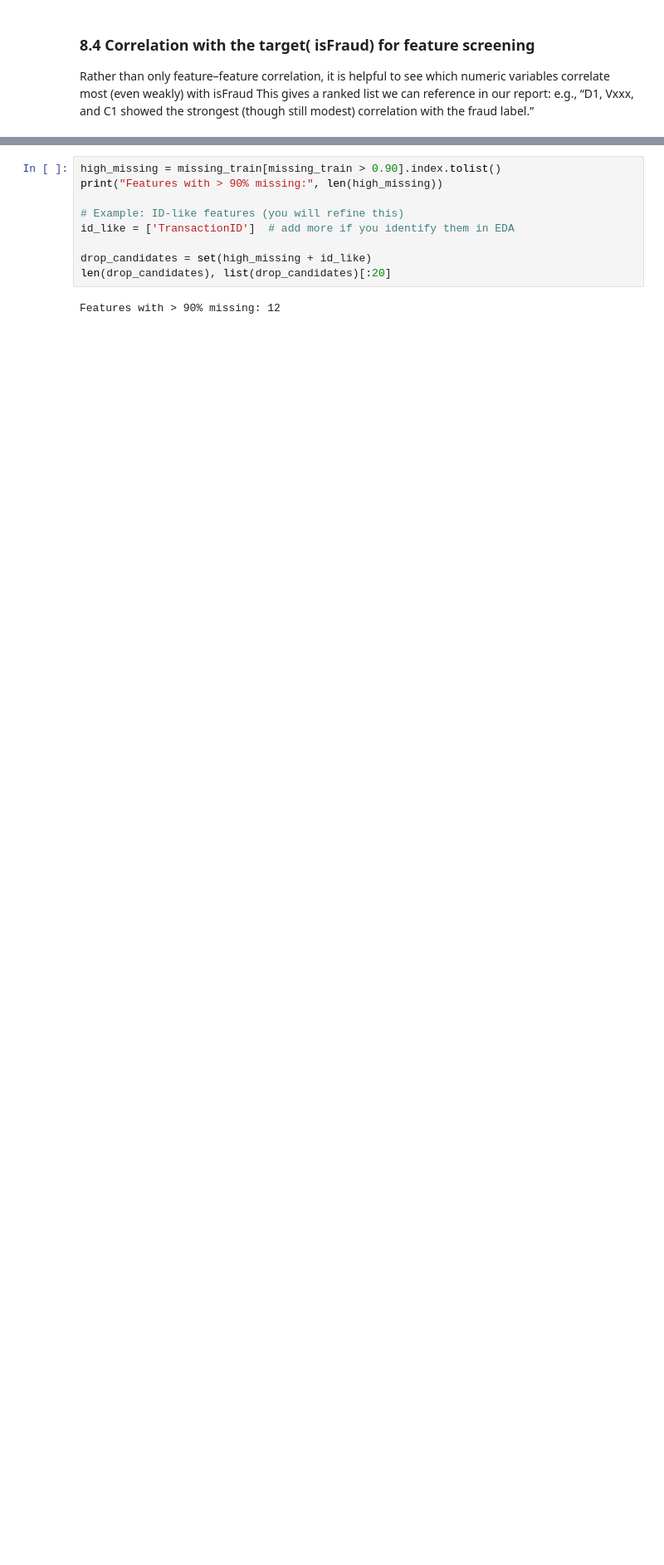
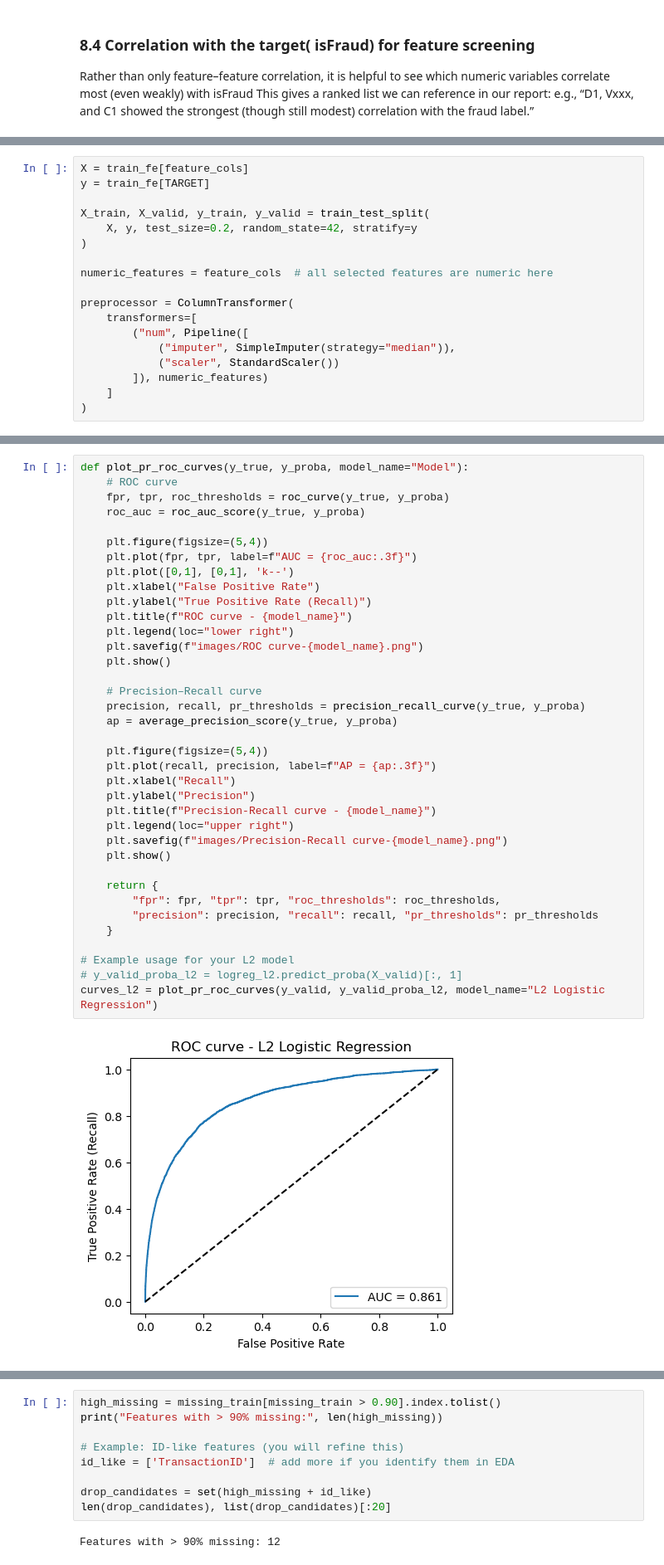
Before and after one commit to pchan2030/capstone-cards-fraud, a Jupyter notebook: Prompt.ipynb, the cells around one changed output, grey strips where cells are left out. Shown at 83% size. Cells and saved outputs as stored; diff of their text form; blank space fills up the shorter version.

Commit message:
added baseline model

```diff
--- a/Prompt.ipynb
+++ b/Prompt.ipynb
@@ -634,0 +796,18 @@ We don’t need to keep all engineered features; EDA helps you decide which ones
+# %%
+X = train_fe[feature_cols]
+y = train_fe[TARGET]
+
+X_train, X_valid, y_train, y_valid = train_test_split(
+    X, y, test_size=0.2, random_state=42, stratify=y
+)
+
+numeric_features = feature_cols  # all selected features are numeric here
+
+preprocessor = ColumnTransformer(
+    transformers=[
+        ("num", Pipeline([
+            ("imputer", SimpleImputer(strategy="median")),
+            ("scaler", StandardScaler())
+        ]), numeric_features)
+    ]
+)
@@ -634,0 +917,39 @@ We don’t need to keep all engineered features; EDA helps you decide which ones
+# %%
+def plot_pr_roc_curves(y_true, y_proba, model_name="Model"):
+    # ROC curve
+    fpr, tpr, roc_thresholds = roc_curve(y_true, y_proba)
+    roc_auc = roc_auc_score(y_true, y_proba)
+
+    plt.figure(figsize=(5,4))
+    plt.plot(fpr, tpr, label=f"AUC = {roc_auc:.3f}")
+    plt.plot([0,1], [0,1], 'k--')
+    plt.xlabel("False Positive Rate")
+    plt.ylabel("True Positive Rate (Recall)")
+    plt.title(f"ROC curve - {model_name}")
+    plt.legend(loc="lower right")
+    plt.savefig(f"images/ROC curve-{model_name}.png")
+    plt.show()
+
+    # Precision–Recall curve
+    precision, recall, pr_thresholds = precision_recall_curve(y_true, y_proba)
+    ap = average_precision_score(y_true, y_proba)
+
+    plt.figure(figsize=(5,4))
+    plt.plot(recall, precision, label=f"AP = {ap:.3f}")
+    plt.xlabel("Recall")
+    plt.ylabel("Precision")
+    plt.title(f"Precision-Recall curve - {model_name}")
+    plt.legend(loc="upper right")
+    plt.savefig(f"images/Precision-Recall curve-{model_name}.png")
+    plt.show()
+
+    return {
+        "fpr": fpr, "tpr": tpr, "roc_thresholds": roc_thresholds,
+        "precision": precision, "recall": recall, "pr_thresholds": pr_thresholds
+    }
+
+# Example usage for your L2 model
+# y_valid_proba_l2 = logreg_l2.predict_proba(X_valid)[:, 1]
+curves_l2 = plot_pr_roc_curves(y_valid, y_valid_proba_l2, model_name="L2 Logistic Regression")
+# %% [output]
+[figure, added]
```
Also changed, not shown: parts of 26 cells of this notebook.
